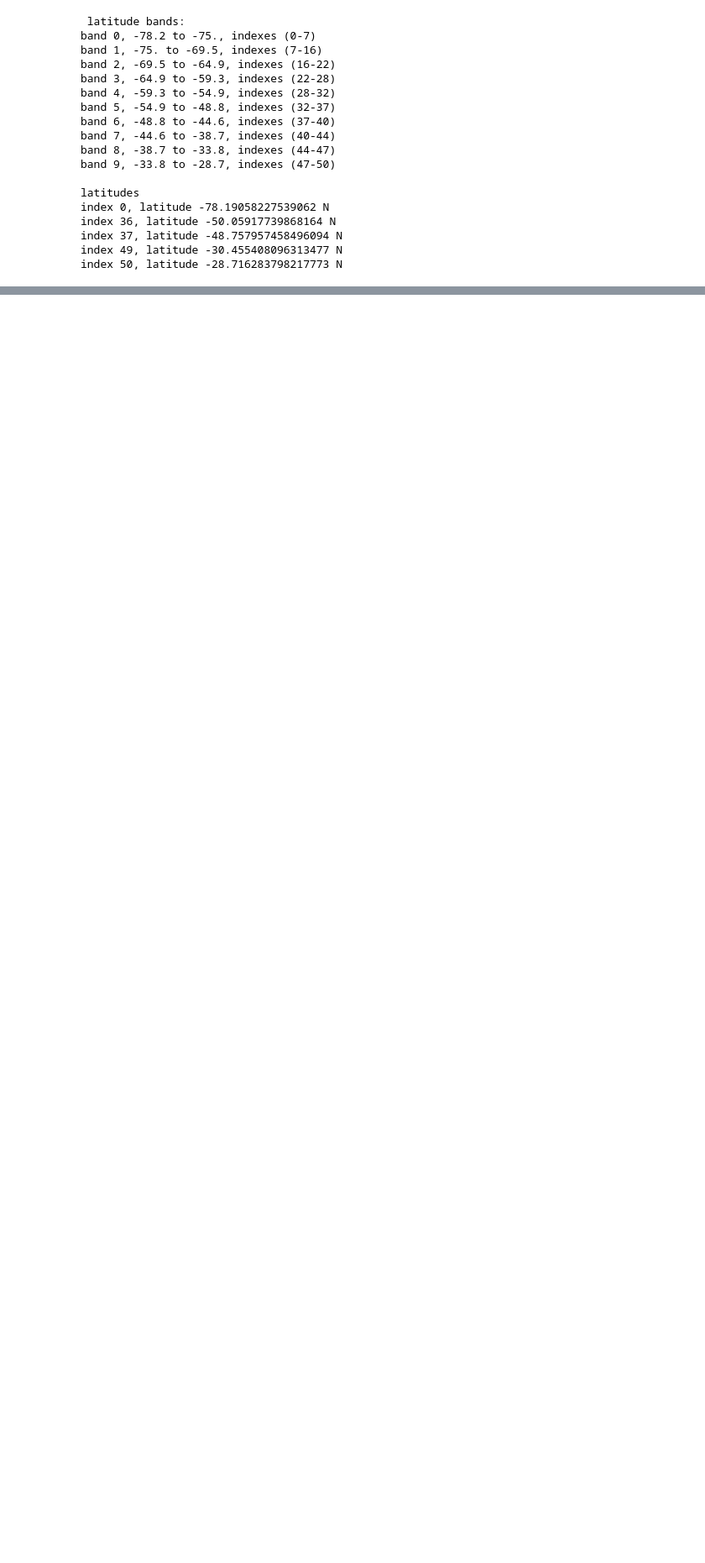
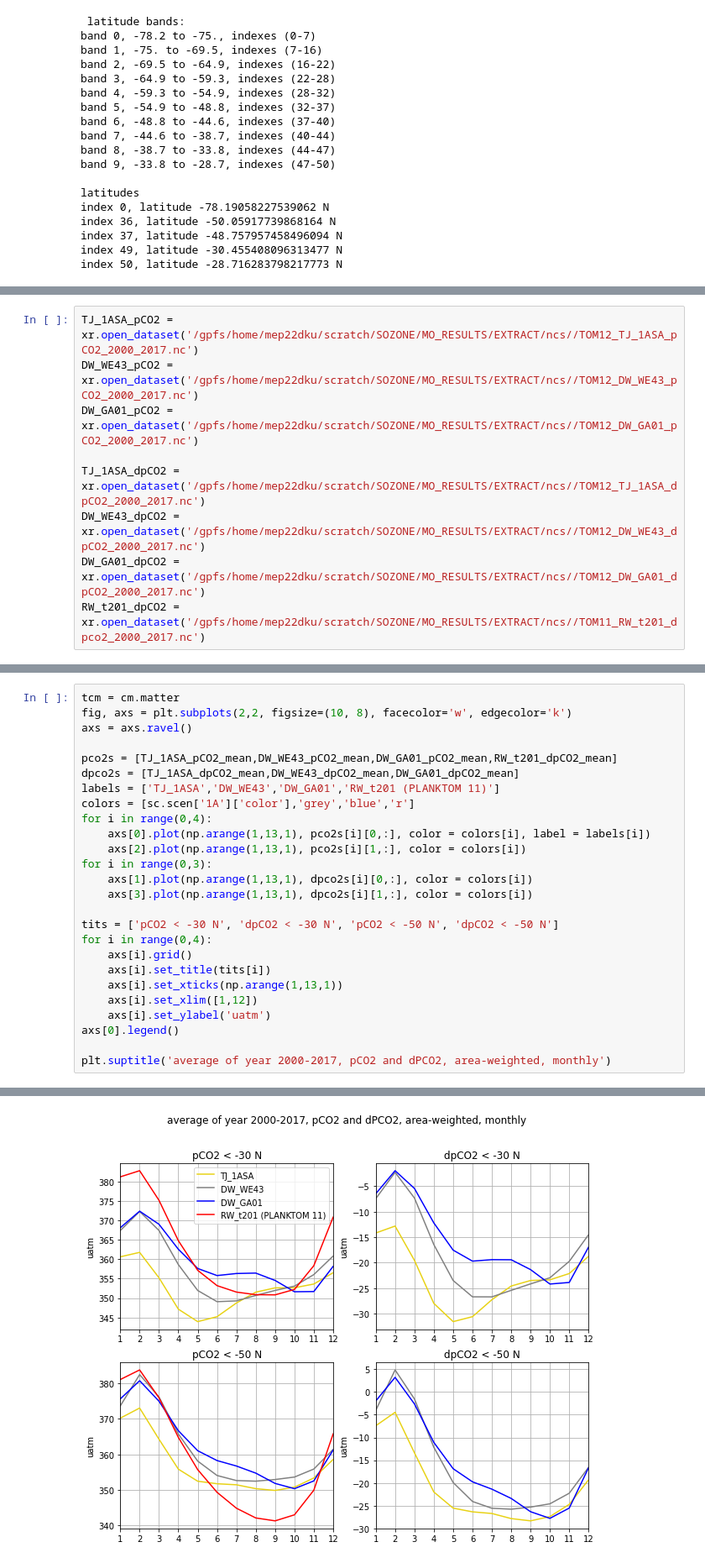
Before and after one commit to tjarnikova/SOZONE, a Jupyter notebook: MO_RESULTS/pco2_cycles.ipynb, the cells around one changed output, grey strips where cells are left out. Shown at 84% size. Saved outputs shown, nothing was run; the diff lists cells and outputs as text; blank space fills up the shorter version.

```diff
--- a/MO_RESULTS/pco2_cycles.ipynb
+++ b/MO_RESULTS/pco2_cycles.ipynb
@@ -170,0 +244,9 @@ plt.suptitle('latitude-band area-weighted winter cflx, yearly resolution, mol/m2
+# %%
+TJ_1ASA_pCO2 = xr.open_dataset('/gpfs/home/mep22dku/scratch/SOZONE/MO_RESULTS/EXTRACT/ncs//TOM12_TJ_1ASA_pCO2_2000_2017.nc')
+DW_WE43_pCO2 = xr.open_dataset('/gpfs/home/mep22dku/scratch/SOZONE/MO_RESULTS/EXTRACT/ncs//TOM12_DW_WE43_pCO2_2000_2017.nc')
+DW_GA01_pCO2 = xr.open_dataset('/gpfs/home/mep22dku/scratch/SOZONE/MO_RESULTS/EXTRACT/ncs//TOM12_DW_GA01_pCO2_2000_2017.nc')
+
+TJ_1ASA_dpCO2 = xr.open_dataset('/gpfs/home/mep22dku/scratch/SOZONE/MO_RESULTS/EXTRACT/ncs//TOM12_TJ_1ASA_dpCO2_2000_2017.nc')
+DW_WE43_dpCO2 = xr.open_dataset('/gpfs/home/mep22dku/scratch/SOZONE/MO_RESULTS/EXTRACT/ncs//TOM12_DW_WE43_dpCO2_2000_2017.nc')
+DW_GA01_dpCO2 = xr.open_dataset('/gpfs/home/mep22dku/scratch/SOZONE/MO_RESULTS/EXTRACT/ncs//TOM12_DW_GA01_dpCO2_2000_2017.nc')
+RW_t201_dpCO2 = xr.open_dataset('/gpfs/home/mep22dku/scratch/SOZONE/MO_RESULTS/EXTRACT/ncs//TOM11_RW_t201_dpco2_2000_2017.nc')
@@ -170,0 +404,27 @@ plt.suptitle('latitude-band area-weighted winter cflx, yearly resolution, mol/m2
+# %%
+tcm = cm.matter
+fig, axs = plt.subplots(2,2, figsize=(10, 8), facecolor='w', edgecolor='k')
+axs = axs.ravel()
+
+pco2s = [TJ_1ASA_pCO2_mean,DW_WE43_pCO2_mean,DW_GA01_pCO2_mean,RW_t201_dpCO2_mean]
+dpco2s = [TJ_1ASA_dpCO2_mean,DW_WE43_dpCO2_mean,DW_GA01_dpCO2_mean]
+labels = ['TJ_1ASA','DW_WE43','DW_GA01','RW_t201 (PLANKTOM 11)']
+colors = [sc.scen['1A']['color'],'grey','blue','r']
+for i in range(0,4):
+    axs[0].plot(np.arange(1,13,1), pco2s[i][0,:], color = colors[i], label = labels[i])
+    axs[2].plot(np.arange(1,13,1), pco2s[i][1,:], color = colors[i])
+for i in range(0,3):
+    axs[1].plot(np.arange(1,13,1), dpco2s[i][0,:], color = colors[i])
+    axs[3].plot(np.arange(1,13,1), dpco2s[i][1,:], color = colors[i])
+
+tits = ['pCO2 < -30 N', 'dpCO2 < -30 N', 'pCO2 < -50 N', 'dpCO2 < -50 N']
+for i in range(0,4):
+    axs[i].grid()
+    axs[i].set_title(tits[i])
+    axs[i].set_xticks(np.arange(1,13,1))
+    axs[i].set_xlim([1,12])
+    axs[i].set_ylabel('uatm')
+axs[0].legend()
+
+plt.suptitle('average of year 2000-2017, pCO2 and dPCO2, area-weighted, monthly')
+# %% [output]
@@ -170,0 +432 @@ plt.suptitle('latitude-band area-weighted winter cflx, yearly resolution, mol/m2
+[figure, added]
```
Also changed, not shown: parts of 12 cells of this notebook, 10 other files.
